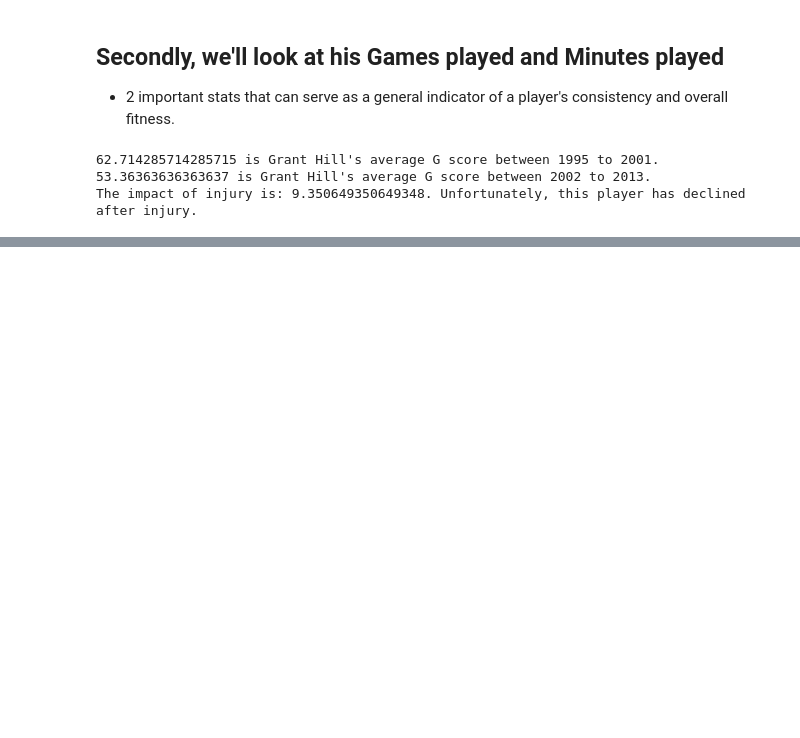
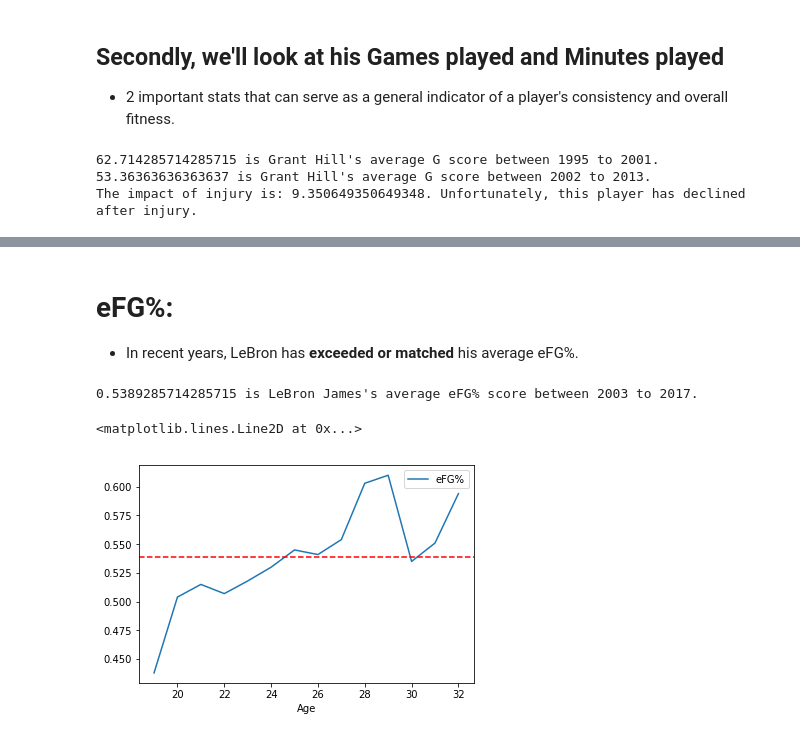
Before and after one commit to tranvk/DBManagement, a Jupyter notebook: homework02a.ipynb, the cells around one changed output, grey strips where cells are left out. Saved outputs shown, nothing was run; the diff lists cells and outputs as text; code cells hidden in the pictures; blank space fills up the shorter version.

```diff
--- a/homework02a.ipynb
+++ b/homework02a.ipynb
@@ -130,0 +190,13 @@ The impact of injury is: 9.350649350649348. Unfortunately, this player has decli
+# %% [markdown]
+# eFG%:
+* In recent years, LeBron has __exceeded or matched__ his average eFG%.
+# %%
+lebron_stats.plot(kind = 'line', x = "Age", y = "eFG%")
+averageEFG = average_stats("LeBron James", lebron_stats, "eFG%", 2003, 2017)
+
+# plot average against trend
+plt.axhline(averageEFG, color = 'r', linestyle = '--' )
+# %% [output]
+0.5389285714285715 is LeBron James's average eFG% score between 2003 to 2017.
+<matplotlib.lines.Line2D at 0x...>
+[figure, added]
```
Also changed, not shown: parts of 18 cells of this notebook, 1 other file.
